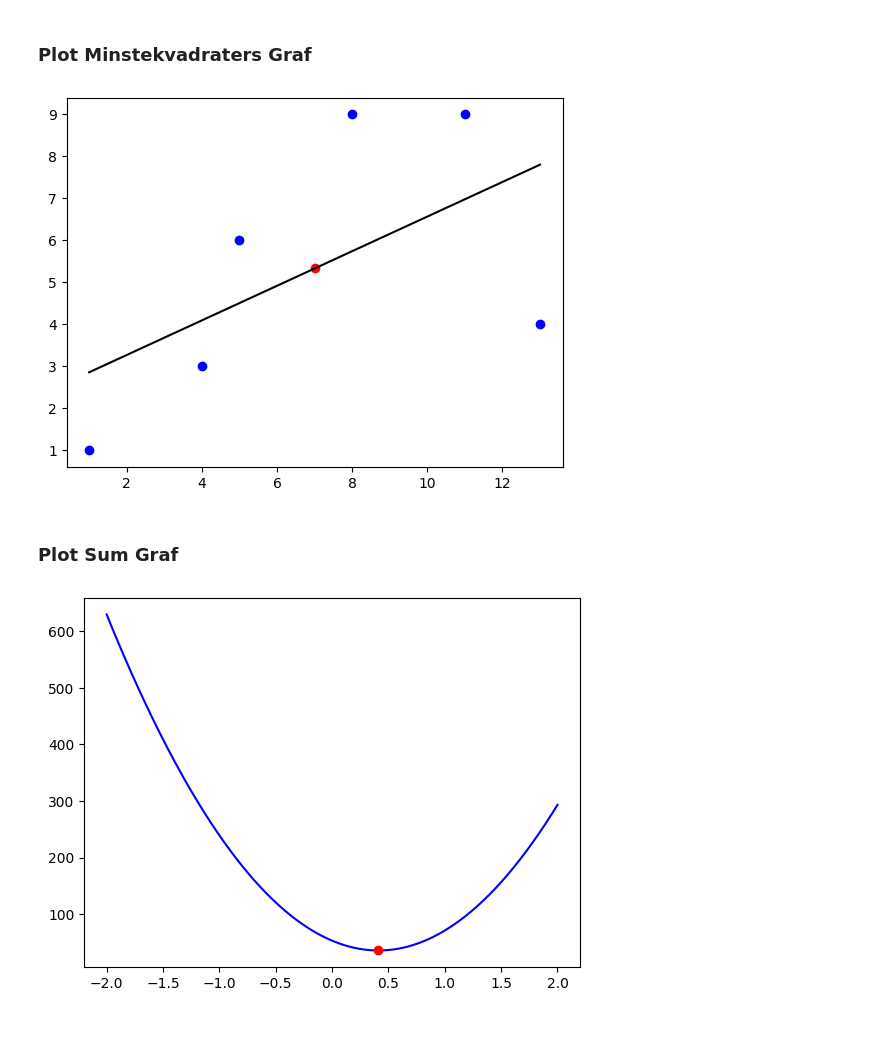
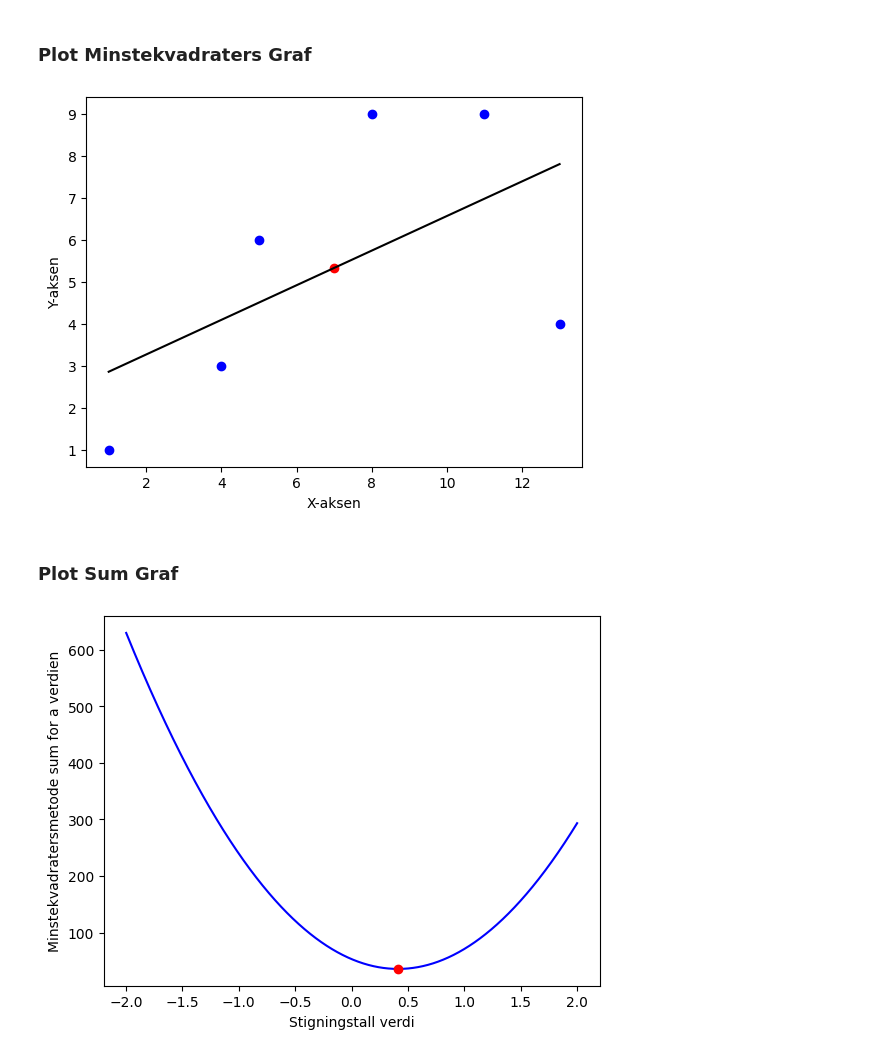
Before and after one commit to ProgMod-X/Oppgaver, a Jupyter notebook: Programmering/Modellering/4.0.2/rohaanSolve.ipynb, the cells around one changed output. Saved outputs shown, nothing was run; the diff lists cells and outputs as text; code cells hidden in the pictures; blank space fills up the shorter version.

```diff
--- a/Programmering/Modellering/4.0.2/rohaanSolve.ipynb
+++ b/Programmering/Modellering/4.0.2/rohaanSolve.ipynb
@@ -99,14 +99,18 @@ while x < max(DATASET)[0]:
 plt.plot(pointsx, pointsy, "bo")
 plt.plot(balance_point[0], balance_point[1], "ro")
 plt.plot(x_list, y_list, "k-")
+plt.xlabel("X-aksen")
+plt.ylabel("Y-aksen")
 plt.show()
 # %% [output]
-[figure, old version]
+[figure, new version]
 # %% [markdown]
 ### Plot Sum Graf
 # %%
 plt.plot(sx_list, sy_list, "b-")
 plt.plot(a, sy_list[sx_list.index(a)], "ro")
+plt.xlabel("Stigningstall verdi")
+plt.ylabel("Minstekvadratersmetode sum for a verdien")
 plt.show()
 # %% [output]
-[figure, old version]
+[figure, new version]
```
